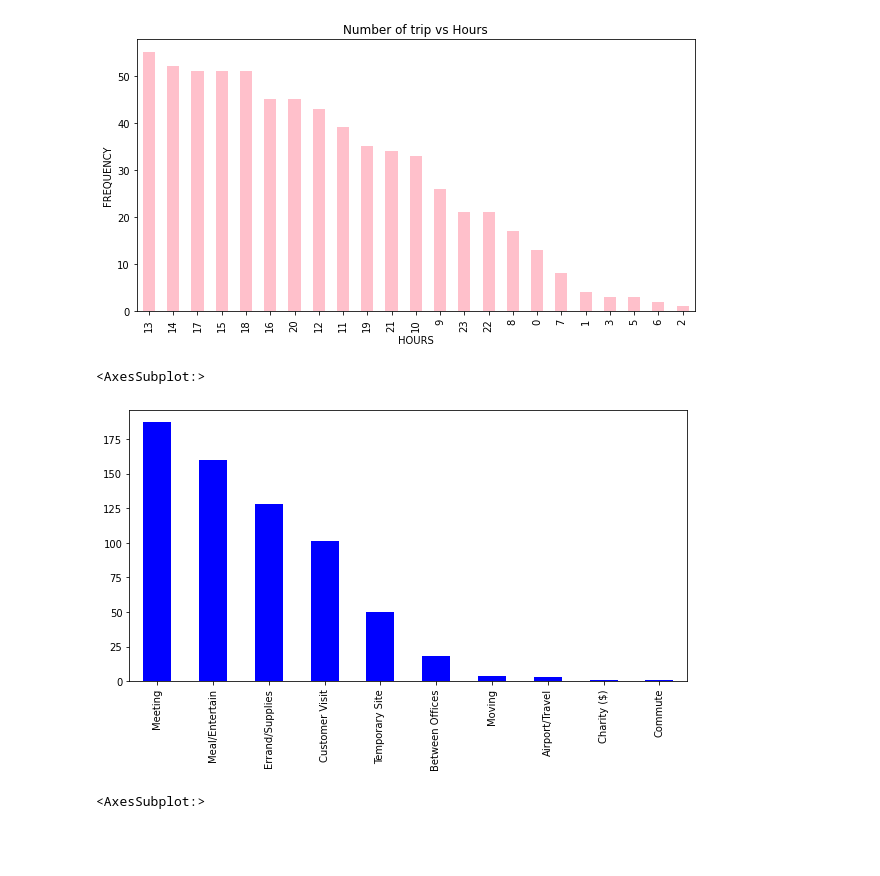
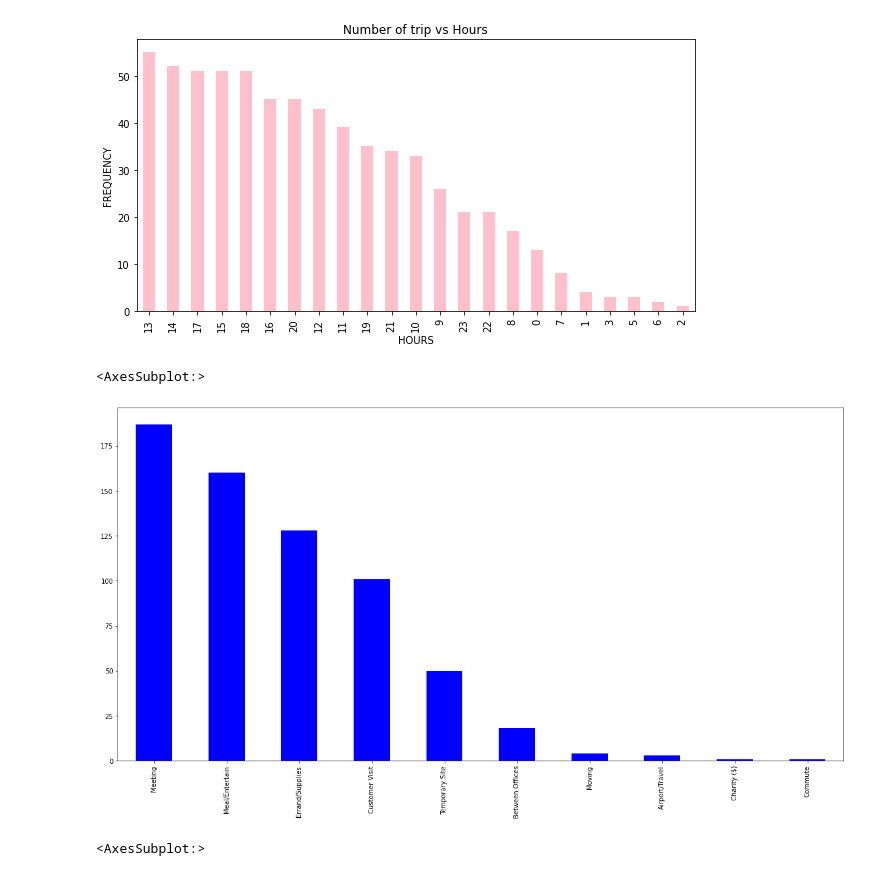
Before and after one commit to sittuk-kibet/uber-data-analysis, a Jupyter notebook: kibet.ipynb, the cells around one changed output. Saved outputs shown, nothing was run; the diff lists cells and outputs as text; code cells hidden in the pictures; blank space fills up the shorter version.

```diff
--- a/kibet.ipynb
+++ b/kibet.ipynb
@@ -192,10 +192,10 @@ Text(0.5, 1.0, 'Number of trip vs Hours')
 [figure]
 # %%
 #purpose of trip
-data['PURPOSE*'].value_counts().plot(kind='bar',figsize=(10,5),color='blue')
+data['PURPOSE*'].value_counts().plot(kind='bar',figsize=(20,10),color='blue')
 # %% [output]
 <AxesSubplot:>
-[figure, old version]
+[figure, new version]
 # %%
 #day that has the highest number of trips
 data['WEEKDAY'].value_counts().plot(kind='bar',figsize=(10,5),color='green')
```
Also changed, not shown: parts of 7 cells of this notebook.
